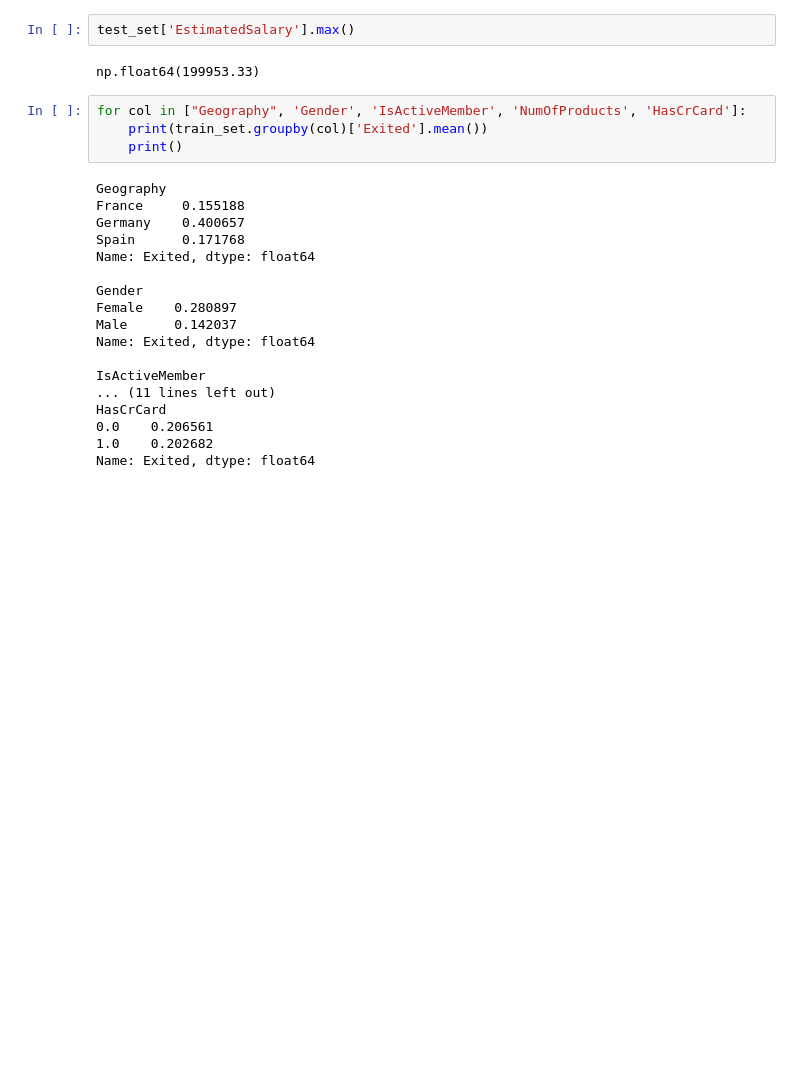
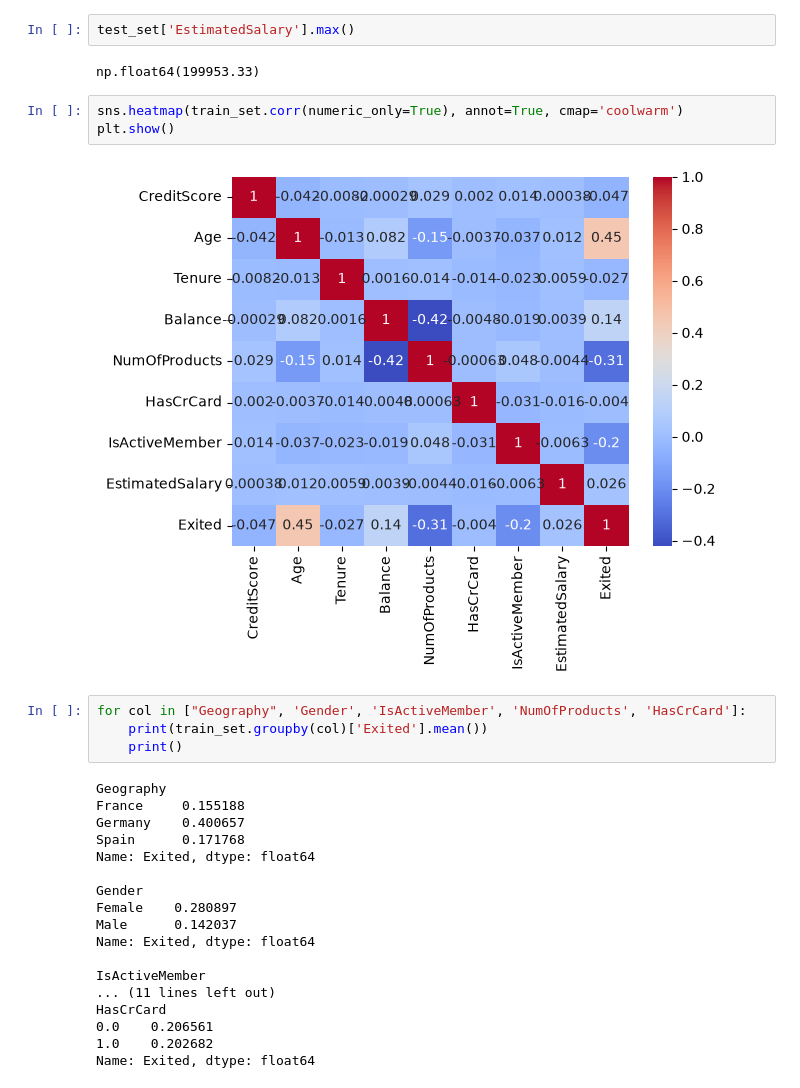
Before and after one commit to abderrazzakchafi/bank-customer-churn-prediction, a Jupyter notebook: bank_churn_prediction.ipynb, the cells around one changed output. Drawn from its saved outputs; the diff is of its cells as text; blank space fills up the shorter version.

```diff
--- a/bank_churn_prediction.ipynb
+++ b/bank_churn_prediction.ipynb
@@ -182,6 +184,11 @@ Name: EstimatedSalary, dtype: float64
 test_set['EstimatedSalary'].max()
 # %% [output]
 np.float64(199953.33)
+# %%
+sns.heatmap(train_set.corr(numeric_only=True), annot=True, cmap='coolwarm')
+plt.show()
+# %% [output]
+[figure, added]
 # %%
 for col in ["Geography", 'Gender', 'IsActiveMember', 'NumOfProducts', 'HasCrCard']:
     print(train_set.groupby(col)['Exited'].mean())
```
Also changed, not shown: parts of 11 cells of this notebook.
